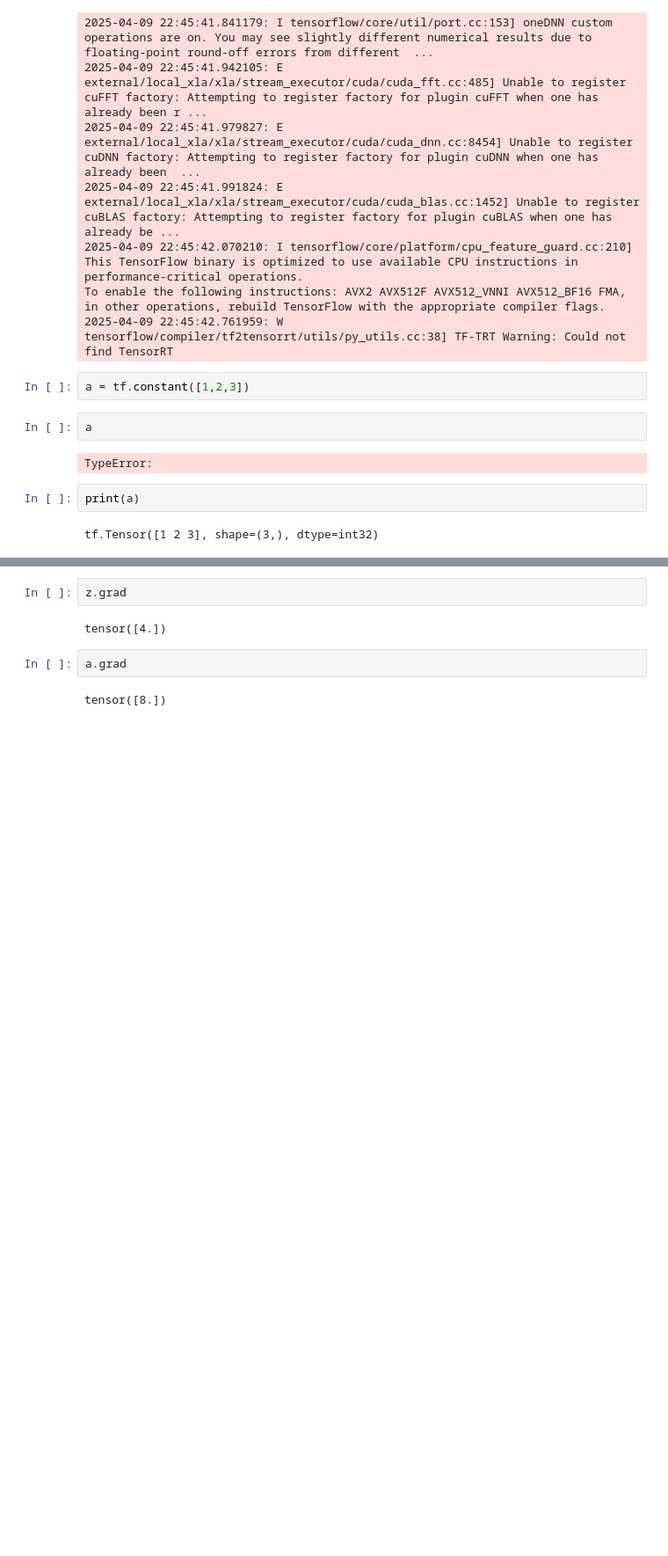
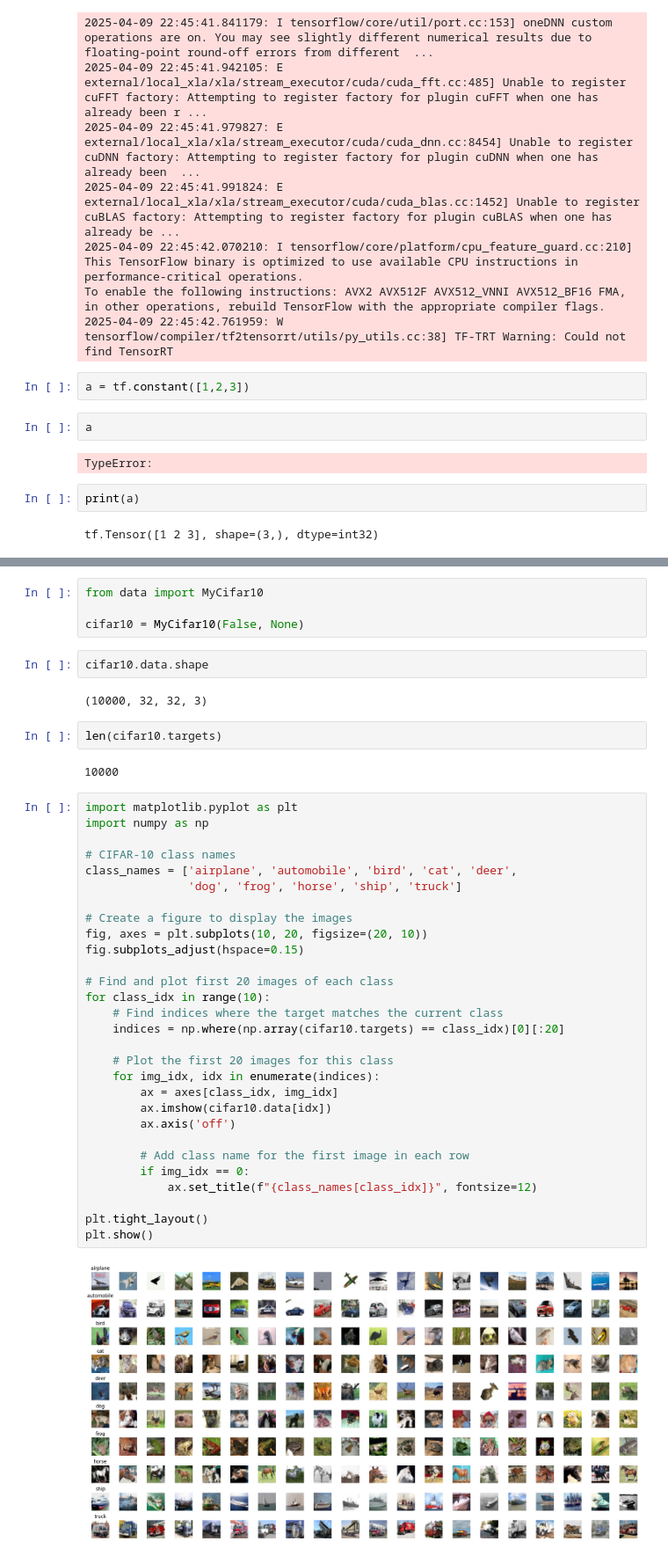
Before and after one commit to treerspeaking/Baseline_bench, a Jupyter notebook: test.ipynb, the cells around one changed output, grey strips where cells are left out. Shown at 88% size. Saved outputs shown, nothing was run; the diff lists cells and outputs as text; blank space fills up the shorter version.

```diff
--- a/test.ipynb
+++ b/test.ipynb
@@ -120,8 +76,43 @@ tensor([-4.])
-# %%
-z.grad
-# %% [output]
-tensor([4.])
-# %%
-a.grad
-# %% [output]
-tensor([8.])
+# %%
+from data import MyCifar10
+
+cifar10 = MyCifar10(False, None)
+# %%
+cifar10.data.shape
+# %% [output]
+(10000, 32, 32, 3)
+# %%
+len(cifar10.targets)
+# %% [output]
+10000
+# %%
+import matplotlib.pyplot as plt
+import numpy as np
+
+# CIFAR-10 class names
+class_names = ['airplane', 'automobile', 'bird', 'cat', 'deer',
+               'dog', 'frog', 'horse', 'ship', 'truck']
+
+# Create a figure to display the images
+fig, axes = plt.subplots(10, 20, figsize=(20, 10))
+fig.subplots_adjust(hspace=0.15)
+
+# Find and plot first 20 images of each class
+for class_idx in range(10):
+    # Find indices where the target matches the current class
+    indices = np.where(np.array(cifar10.targets) == class_idx)[0][:20]
+
+    # Plot the first 20 images for this class
+    for img_idx, idx in enumerate(indices):
+        ax = axes[class_idx, img_idx]
+        ax.imshow(cifar10.data[idx])
+        ax.axis('off')
+
+        # Add class name for the first image in each row
+        if img_idx == 0:
+            ax.set_title(f"{class_names[class_idx]}", fontsize=12)
+
+plt.tight_layout()
+plt.show()
+# %% [output]
+[figure, added]
```
Also changed, not shown: parts of 9 cells of this notebook, 9 other files.
